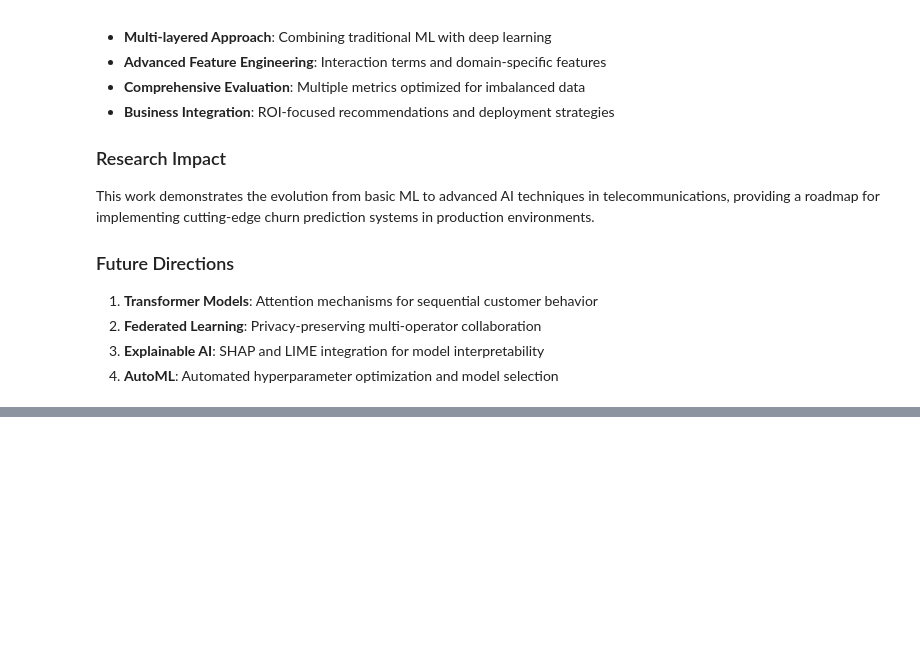
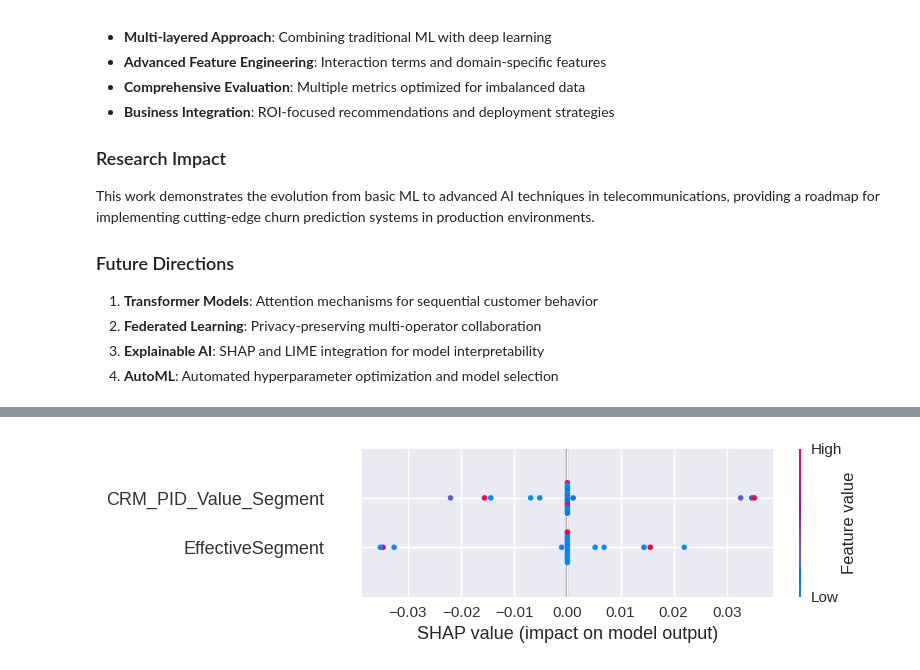
Before and after one commit to adeline-pepela/Module-5, a Jupyter notebook: Predictive and Optimization Analytics/POA-Project/Churn-main/modeling_3.ipynb, the cells around one changed output, grey strips where cells are left out. Cells and saved outputs as stored; diff of their text form; code cells hidden in the pictures; blank space fills up the shorter version.

```diff
--- a/Predictive and Optimization Analytics/POA-Project/Churn-main/modeling_3.ipynb
+++ b/Predictive and Optimization Analytics/POA-Project/Churn-main/modeling_3.ipynb
@@ -1071,0 +1117,20 @@ This work demonstrates the evolution from basic ML to advanced AI techniques in
+# %%
+# SHAP with KernelExplainer (reduce samples for speed)
+explainer = shap.KernelExplainer(best_model.predict_proba, X_train_scaled[:50])
+shap_values = explainer.shap_values(X_test_scaled[:100])
+
+# Match dimensions
+n_samples = min(shap_values[1].shape[0], X_test_scaled.shape[0], 100)
+n_features = min(shap_values[1].shape[1], X_test_scaled.shape[1], len(all_features))
+
+shap_vals = shap_values[1][:n_samples, :n_features]
+X_plot = X_test_scaled[:n_samples, :n_features]
+features_plot = all_features[:n_features]
+
+plt.figure(figsize=(10, 6))
+shap.summary_plot(shap_vals, X_plot, feature_names=features_plot, show=False)
+plt.tight_layout()
+plt.savefig('visuals/shap_summary.png', dpi=300, bbox_inches='tight')
+plt.show()
+# %% [output]
+[figure, added]
```
Also changed, not shown: parts of 20 cells of this notebook.
